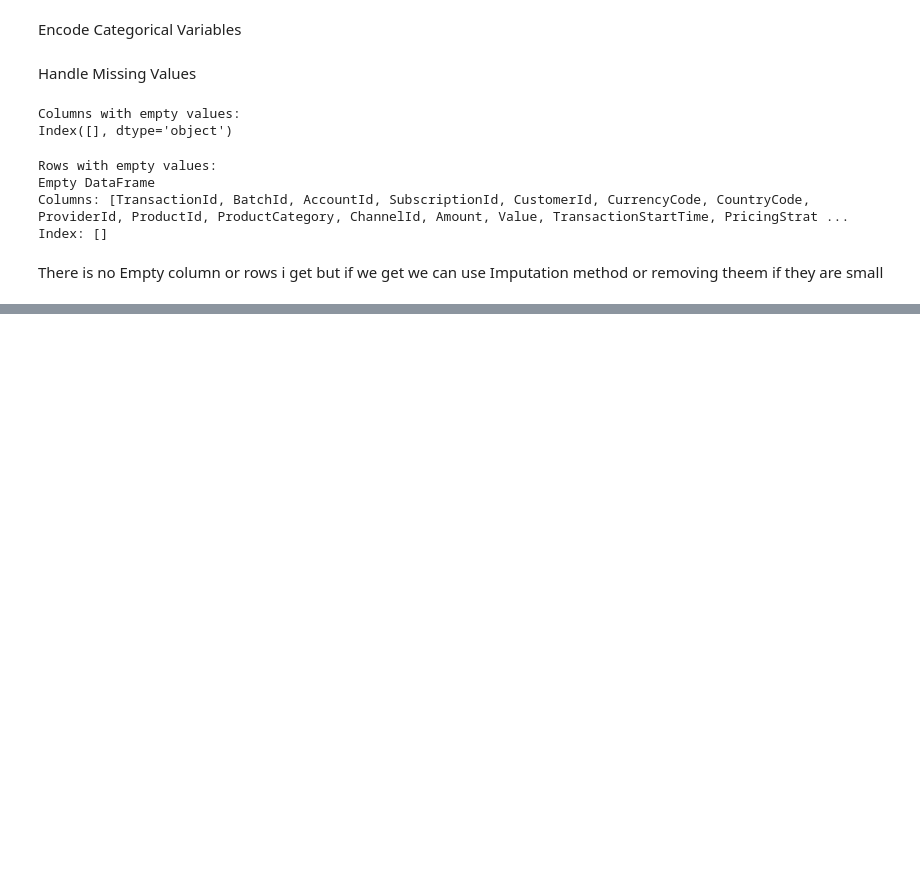
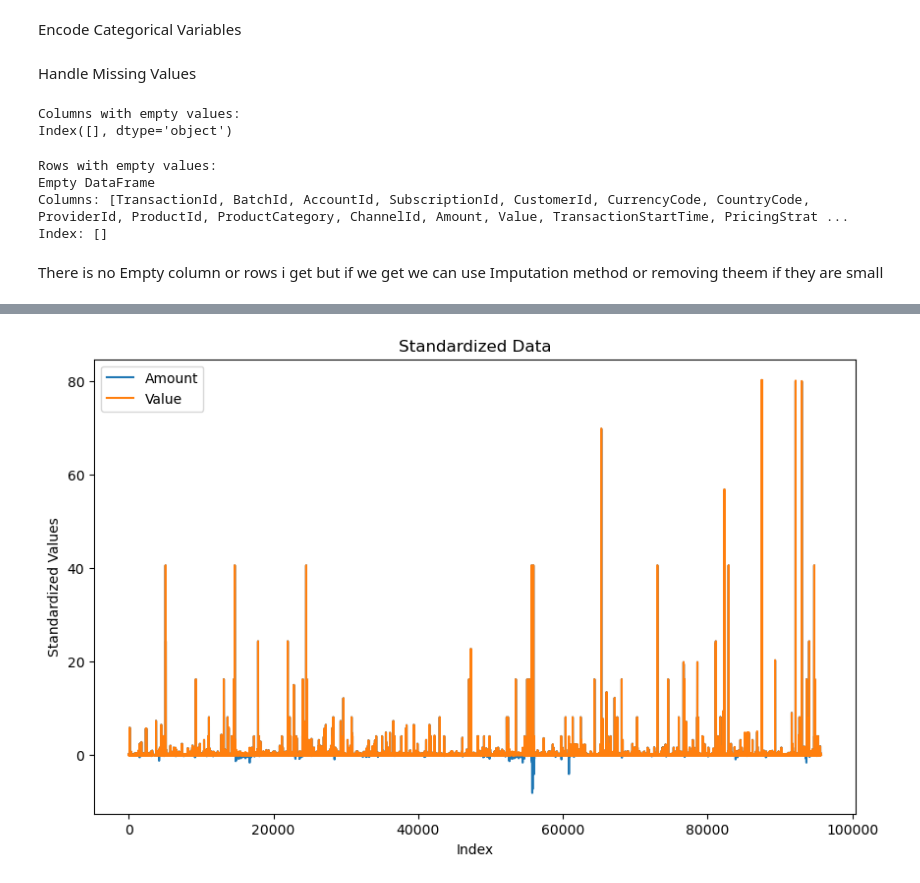
Before and after one commit to jodahe1/Bati-Bank, a Jupyter notebook: Feature Engineering/Feature Engineering.ipynb, the cells around one changed output, grey strips where cells are left out. Cells and saved outputs as stored; diff of their text form; code cells hidden in the pictures; blank space fills up the shorter version.

```diff
--- a/Feature Engineering/Feature Engineering.ipynb
+++ b/Feature Engineering/Feature Engineering.ipynb
@@ -322,0 +333,4 @@ print(data_knn_imputed.head())
+# %%
+# Standardize the data to have a mean of 0 and a standard deviation of 1
+standardizer = StandardScaler()
+standardized_data = pd.DataFrame(standardizer.fit_transform(df[numerical_cols]), columns=numerical_cols)
@@ -322,0 +386,12 @@ print(data_knn_imputed.head())
+# %%
+# Plotting the standardized data as a line chart
+plt.figure(figsize=(10, 6))
+plt.plot(standardized_data.index, standardized_data['Amount'], label='Amount')
+plt.plot(standardized_data.index, standardized_data['Value'], label='Value')
+plt.xlabel('Index')
+plt.ylabel('Standardized Values')
+plt.title('Standardized Data')
+plt.legend()
+plt.show()
+# %% [output]
+[figure, added]
```
Also changed, not shown: parts of 8 cells of this notebook.
